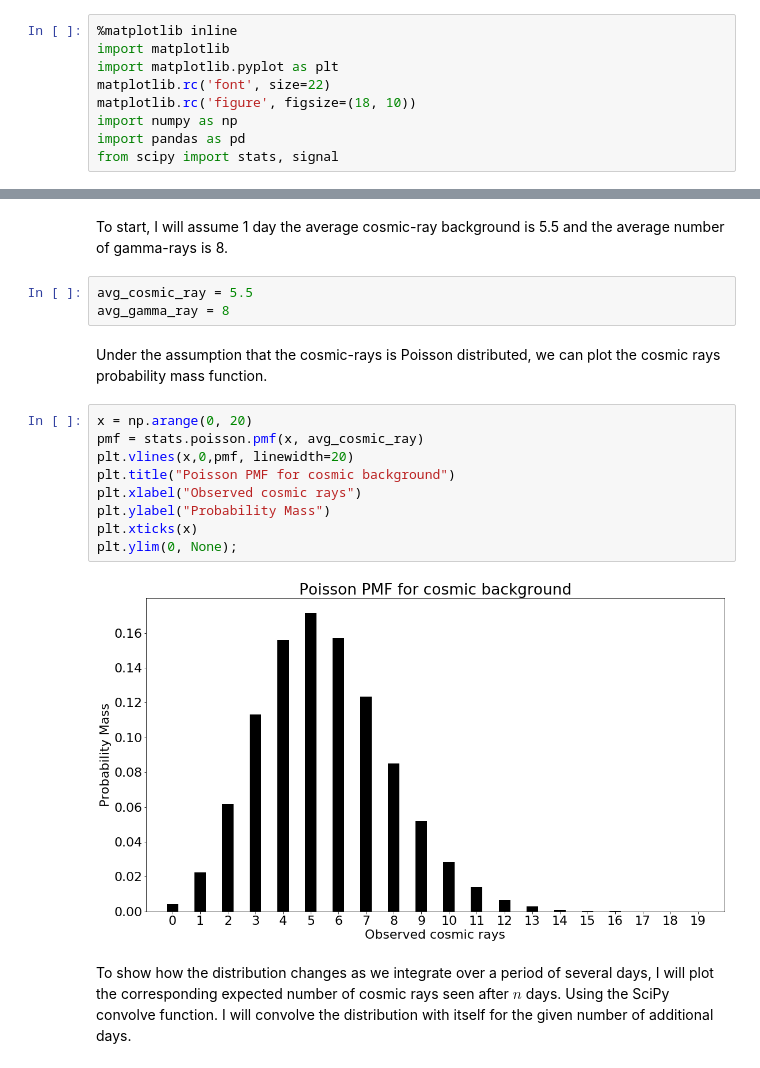
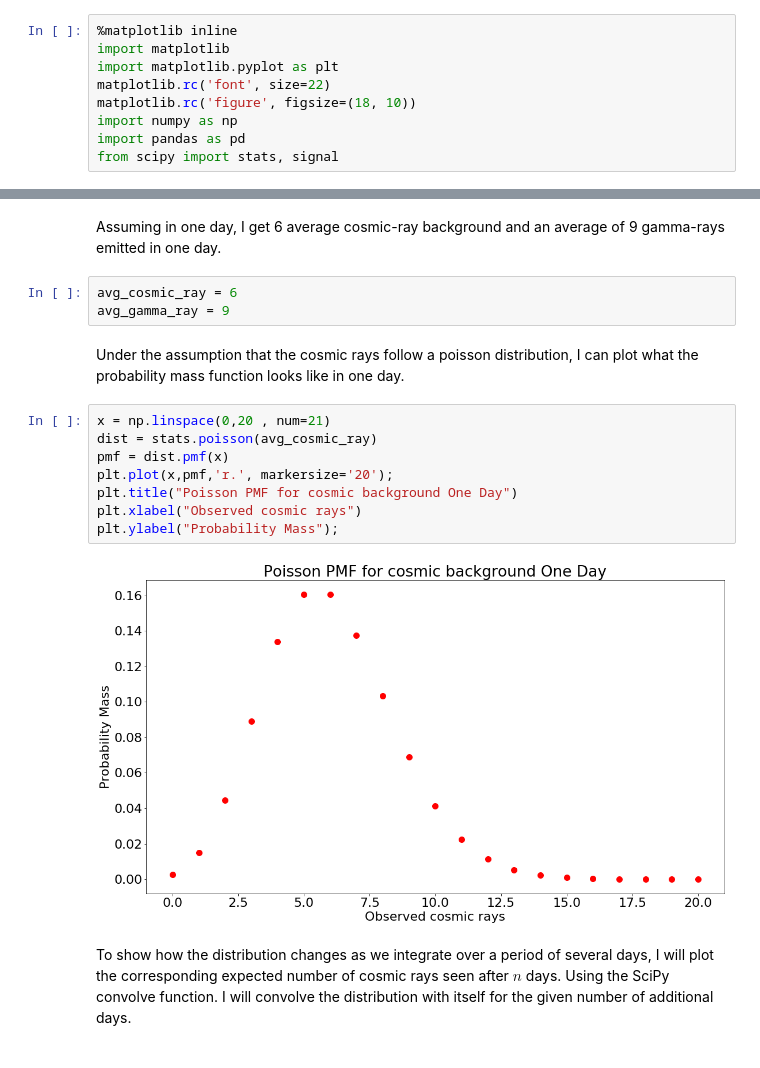
Before and after one commit to noahkim4648/Phys-434-Portfolio, a Jupyter notebook: Lab2.ipynb, the cells around one changed output, grey strips where cells are left out. Saved outputs shown, nothing was run; the diff lists cells and outputs as text.

```diff
--- a/Lab2.ipynb
+++ b/Lab2.ipynb
@@ -29,20 +17,19 @@ D) Pick some number of days N, and assume you saw Y*N gamma rays from your sourc
-# %% [markdown]
-To start, I will assume 1 day the average cosmic-ray background is 5.5 and the average number of gamma-rays is 8.
-# %%
-avg_cosmic_ray = 5.5
-avg_gamma_ray = 8
+# %% [markdown]
+Assuming in one day, I get 6 average cosmic-ray background and an average of 9 gamma-rays emitted in one day.
+# %%
+avg_cosmic_ray = 6
+avg_gamma_ray = 9
 # %% [markdown]
-Under the assumption that the cosmic-rays is Poisson distributed, we can plot the cosmic rays probability mass function.
+ Under the assumption that the cosmic rays follow a poisson distribution, I can plot what the probability mass function looks like in one day.
 # %%
-x = np.arange(0, 20)
-pmf = stats.poisson.pmf(x, avg_cosmic_ray)
-plt.vlines(x,0,pmf, linewidth=20)
-plt.title("Poisson PMF for cosmic background")
+x = np.linspace(0,20 , num=21)
+dist = stats.poisson(avg_cosmic_ray)
+pmf = dist.pmf(x)
+plt.plot(x,pmf,'r.', markersize='20');
+plt.title("Poisson PMF for cosmic background One Day")
 plt.xlabel("Observed cosmic rays")
-plt.ylabel("Probability Mass")
-plt.xticks(x)
-plt.ylim(0, None);
+plt.ylabel("Probability Mass");
 # %% [output]
-[figure, old version]
+[figure, new version]
 # %% [markdown]
 To show how the distribution changes as we integrate over a period of several days, I will plot the corresponding expected number of cosmic rays seen after $n$ days. Using the SciPy convolve function. I will convolve the distribution with itself for the given number of additional days.
```
Also changed, not shown: parts of 66 cells of this notebook, 1 other file.
